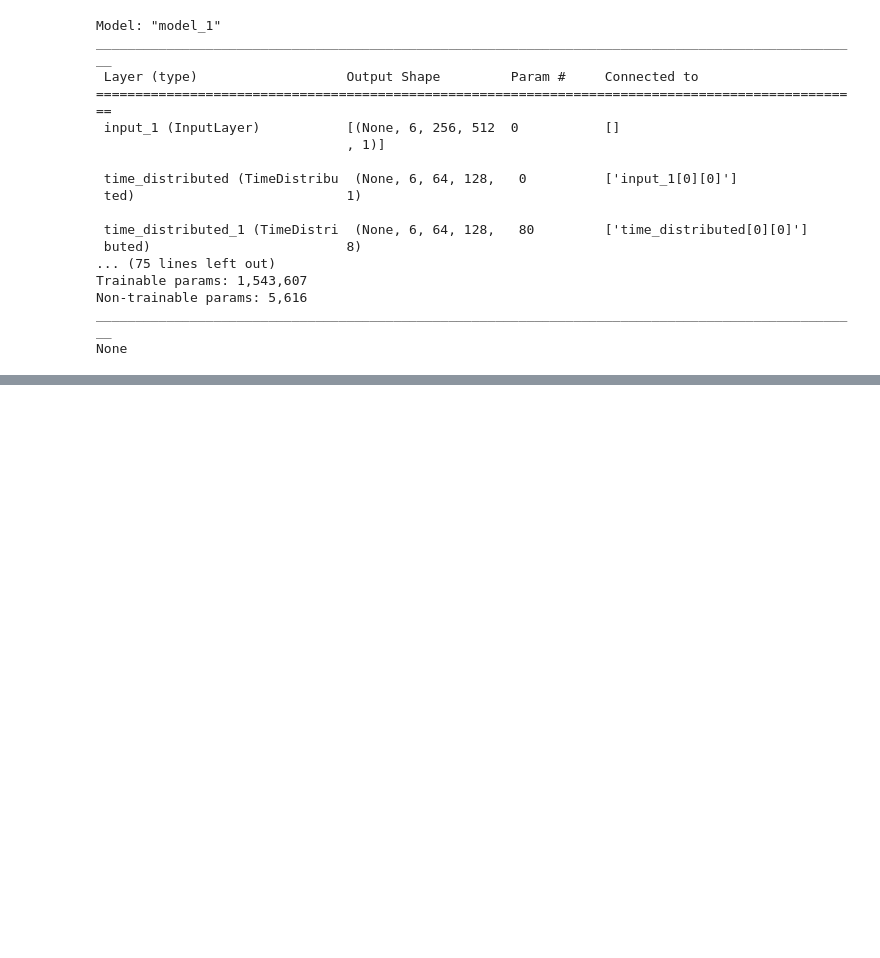
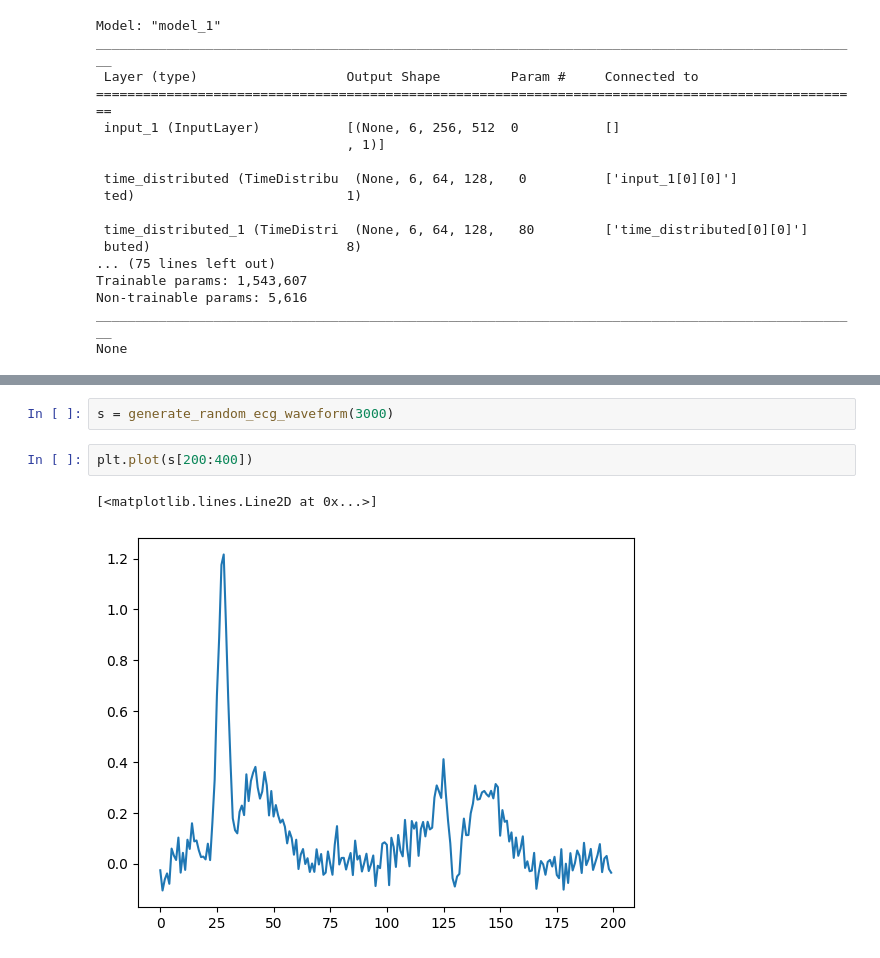
Before and after one commit to PooryaAghaomidi/KAN-LNN, a Jupyter notebook: Source/notebooks/Check.ipynb, the cells around one changed output, grey strips where cells are left out. Drawn from its saved outputs; the diff is of its cells as text; blank space fills up the shorter version.

```diff
--- a/Source/notebooks/Check.ipynb
+++ b/Source/notebooks/Check.ipynb
@@ -186,0 +337,7 @@ CFG_stage = {
+# %%
+s = generate_random_ecg_waveform(3000)
+# %%
+plt.plot(s[200:400])
+# %% [output]
+[<matplotlib.lines.Line2D at 0x...>]
+[figure, added]
```
Also changed, not shown: parts of 8 cells of this notebook, 31 other files.
